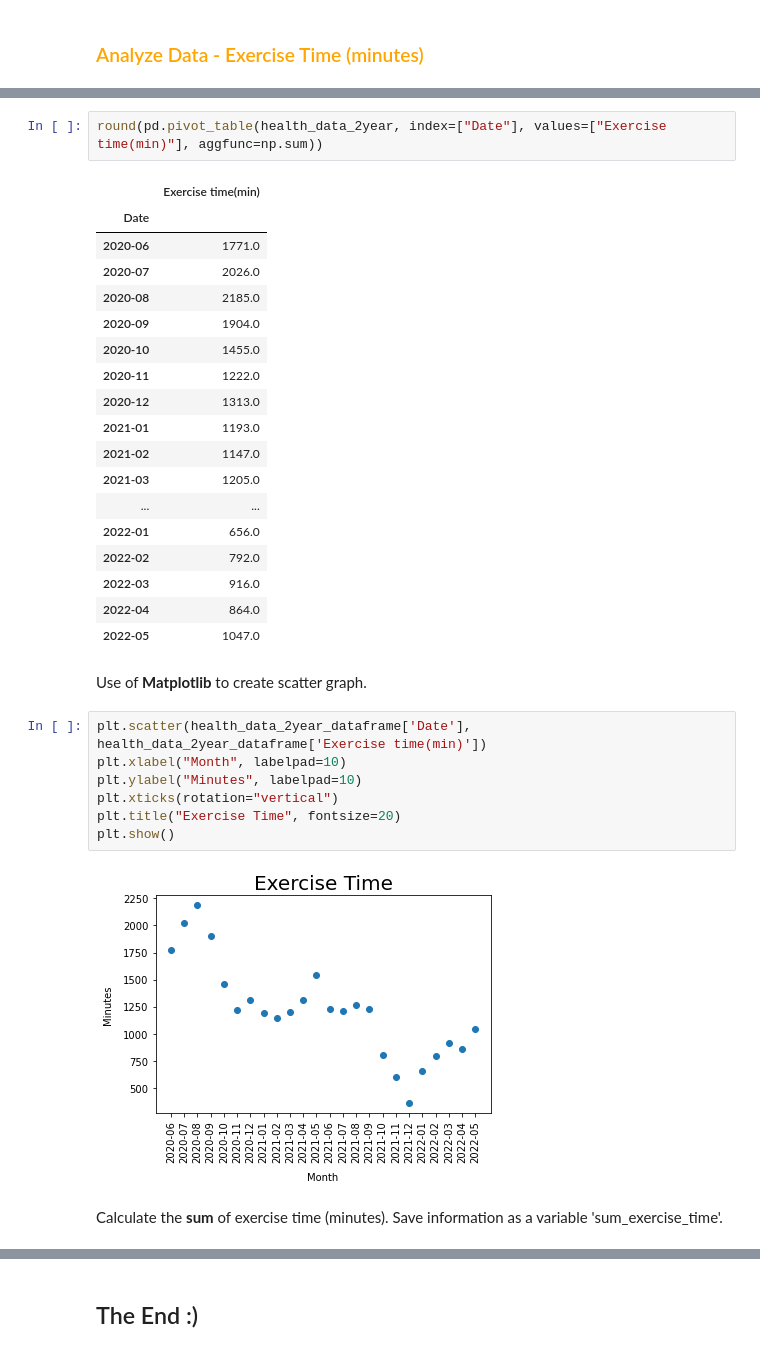
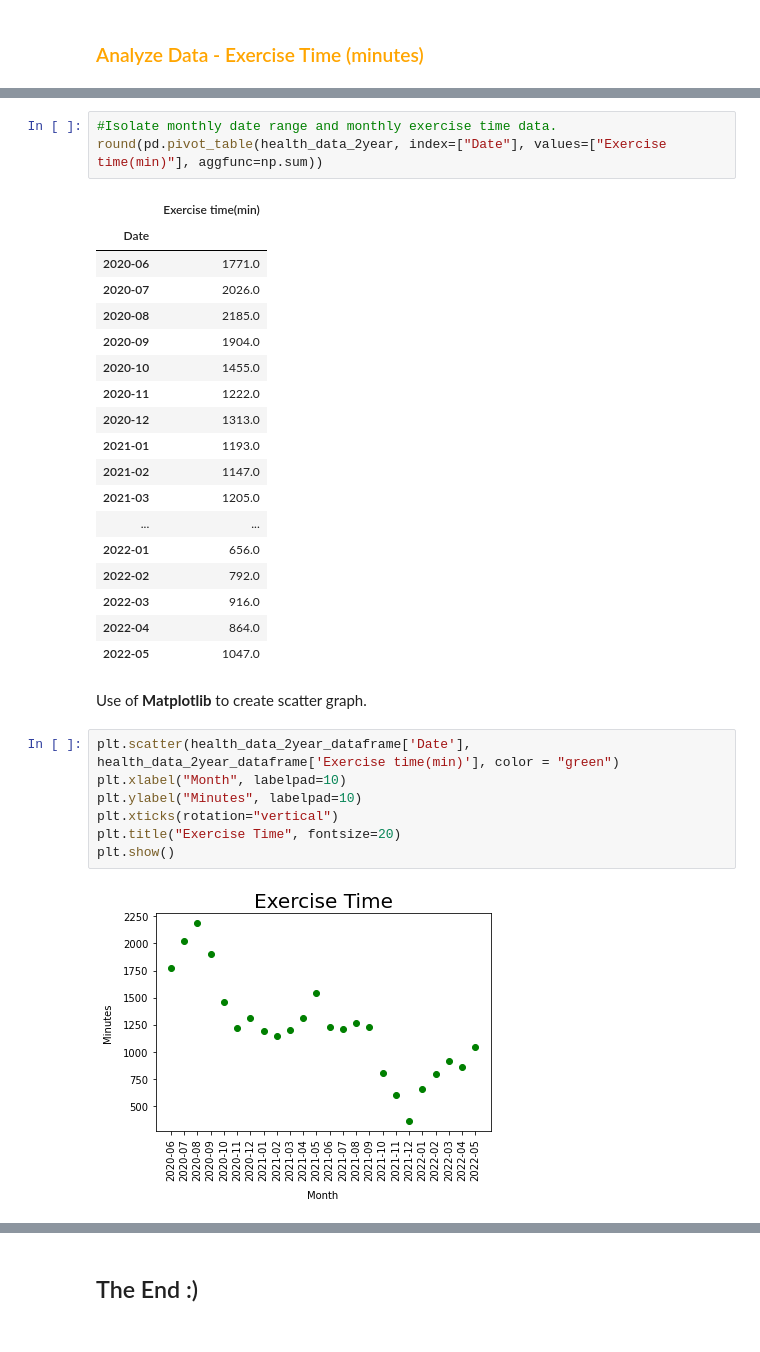
Before and after one commit to KimBug29/AppleDataKW, a Jupyter notebook: HealthData.ipynb, the cells around one changed output, grey strips where cells are left out. Drawn from its saved outputs; the diff is of its cells as text.

Commit message:
Added styling to charts

```diff
--- a/HealthData.ipynb
+++ b/HealthData.ipynb
@@ -113,4 +122,5 @@ Isolate monthly date range and monthly exercise time data.
 # %%
+#Isolate monthly date range and monthly exercise time data.
 round(pd.pivot_table(health_data_2year, index=["Date"], values=["Exercise time(min)"], aggfunc=np.sum))
 # %% [output]
 |  | Exercise time(min) |
@@ -134,14 +144,12 @@ round(pd.pivot_table(health_data_2year, index=["Date"], values=["Exercise time(m
 # %% [markdown]
 Use of <b>Matplotlib</b> to create scatter graph.
 # %%
-plt.scatter(health_data_2year_dataframe['Date'], health_data_2year_dataframe['Exercise time(min)'])
+plt.scatter(health_data_2year_dataframe['Date'], health_data_2year_dataframe['Exercise time(min)'], color = "green")
 plt.xlabel("Month", labelpad=10)
 plt.ylabel("Minutes", labelpad=10)
 plt.xticks(rotation="vertical")
 plt.title("Exercise Time", fontsize=20)
 plt.show()
 # %% [output]
-[figure, old version]
+[figure, new version]
-# %% [markdown]
-Calculate the <b>sum</b> of exercise time (minutes). Save information as a variable 'sum_exercise_time'.
 # %%
```
Also changed, not shown: parts of 26 cells of this notebook.
